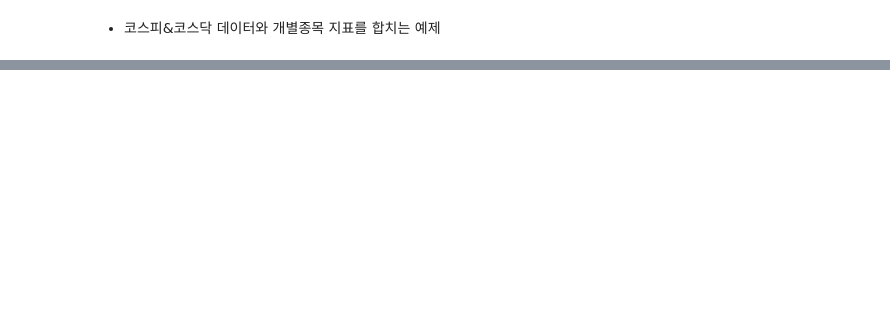
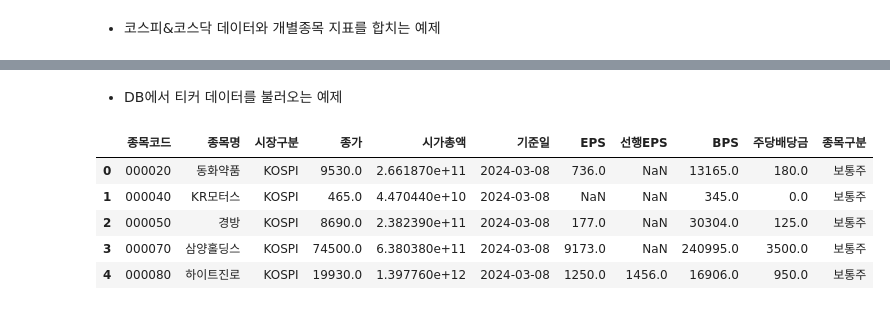
Before and after one commit to 12ZodiacSigns/Quant_Investing-python, a Jupyter notebook: 10_ex.ipynb, the cells around one changed output, grey strips where cells are left out. Saved outputs shown, nothing was run; the diff lists cells and outputs as text; code cells hidden in the pictures; blank space fills up the shorter version.

```diff
--- a/10_ex.ipynb
+++ b/10_ex.ipynb
@@ -166,0 +579,73 @@ print(diff)
+# %% [markdown]
+- DB에서 티커 데이터를 불러오는 예제
+# %%
+#### 기존 책의 코드
+# from sqlalchemy import create_engine
+# import pandas as pd
+
+# engine = create_engine('mysql+pymysql://root:qwe123@127.0.0.1:3306/stock_db')
+# query = """
+# select * from kor_ticker
+# where 기준일 = (select max(기준일) from kor_ticker) and 종목구분 = '보통주';
+# """
+
+# ticker_list = pd.read_sql(query, con=engine)
+# engine.dispose()
+
+# ticker_list.head()
+
+### sqlalchemy 2.0.0 이상 버전 일때 코드
+# from sqlalchemy import text, create_engine
+# import pandas as pd
+
+# engine = create_engine("mysql+pymysql://root:qwe123@127.0.0.1:3306/stock_db")
+
+# with engine.begin() as conn:
+#     query = text("""
+#         select * from kor_ticker
+#         where 기준일 = (select max(기준일) from kor_ticker) and 종목구분 = '보통주';
+#         """)
+#     ticker_list = pd.read_sql_query(query, conn)
+
+
+# ticker_list.head()
+# -> ticker_list가 with 안에서만 사용할 수 있는 문제가 생김
+
+### with ~ as ~ : 문법을 사용하지 않고 작성한 코드
+from sqlalchemy import text, create_engine
+import pandas as pd
+
+# 데이터베이스 엔진 생성
+engine = create_engine("mysql+pymysql://root:qwe123@127.0.0.1:3306/stock_db")
+
+# 연결을 시작하고 예외 처리
+try:
+    # 연결 객체를 직접 생성
+    conn = engine.connect()
+    # 트랜잭션 시작
+    trans = conn.begin()
+    query = text("""
+        select * from kor_ticker
+        where 기준일 = (select max(기준일) from kor_ticker) and 종목구분 = '보통주';
+        """)
+    # 쿼리 실행
+    ticker_list = pd.read_sql_query(query, conn)
+    # 트랜잭션 커밋
+    trans.commit()
+except:
+    # 예외 발생 시 롤백
+    trans.rollback()
+    raise
+finally:
+    # 연결 닫기
+    conn.close()
+
+# 결과 출력
+ticker_list.head()
+# %% [output]
+|  | 종목코드 | 종목명 | 시장구분 | 종가 | 시가총액 | 기준일 | EPS | 선행EPS | BPS | 주당배당금 | 종목구분 |
+| 0 | 000020 | 동화약품 | KOSPI | 9530.0 | 2.661870e+11 | 2024-03-08 | 736.0 | NaN | 13165.0 | 180.0 | 보통주 |
+| 1 | 000040 | KR모터스 | KOSPI | 465.0 | 4.470440e+10 | 2024-03-08 | NaN | NaN | 345.0 | 0.0 | 보통주 |
+| 2 | 000050 | 경방 | KOSPI | 8690.0 | 2.382390e+11 | 2024-03-08 | 177.0 | NaN | 30304.0 | 125.0 | 보통주 |
+| 3 | 000070 | 삼양홀딩스 | KOSPI | 74500.0 | 6.380380e+11 | 2024-03-08 | 9173.0 | NaN | 240995.0 | 3500.0 | 보통주 |
+| 4 | 000080 | 하이트진로 | KOSPI | 19930.0 | 1.397760e+12 | 2024-03-08 | 1250.0 | 1456.0 | 16906.0 | 950.0 | 보통주 |
```
Also changed, not shown: parts of 46 cells of this notebook.
